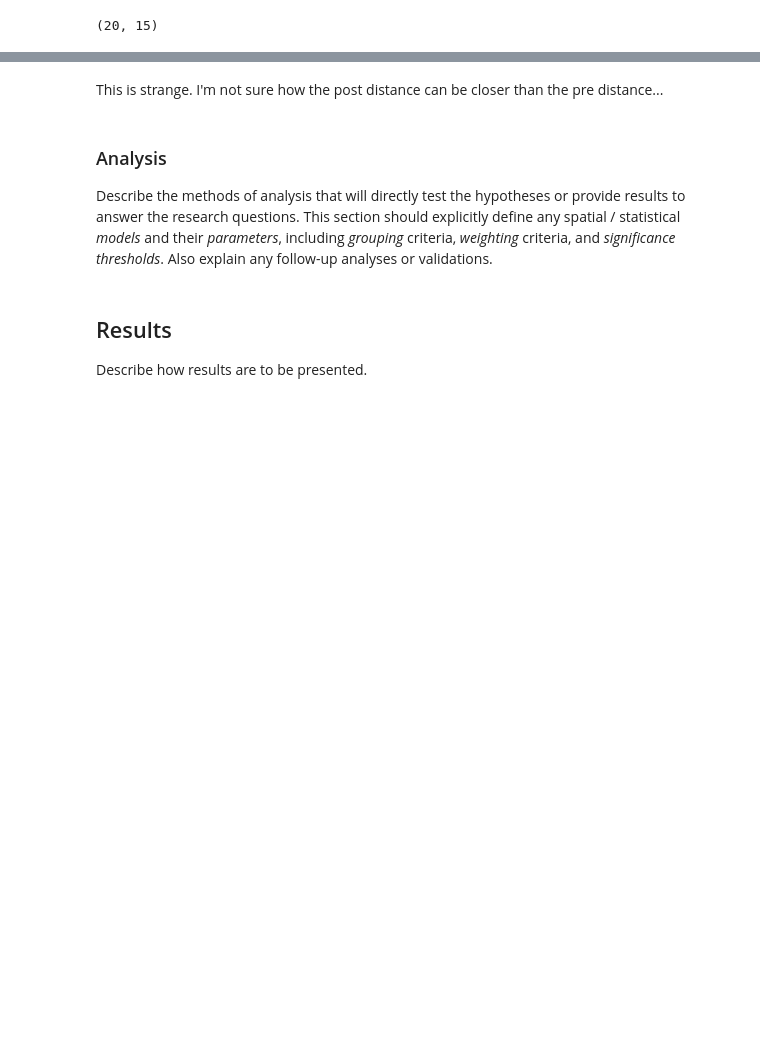
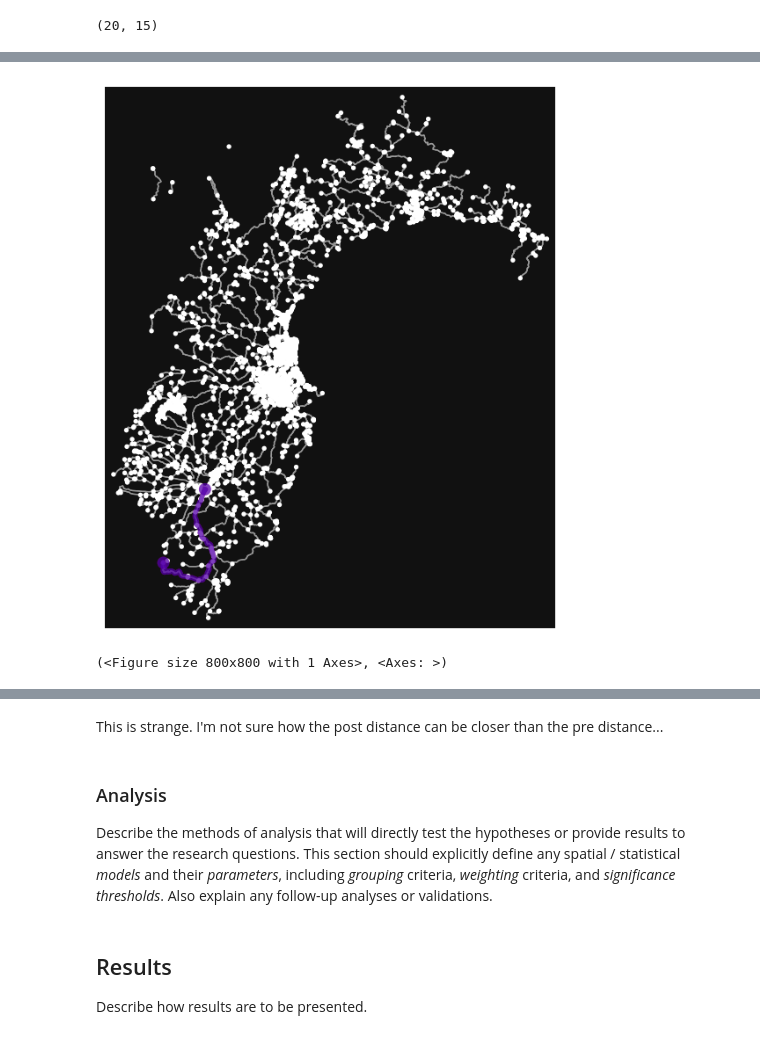
Before and after one commit to gsokolow/Flooding-and-Healthcare-2024, a Jupyter notebook: procedure/code/01-Jupyter_notebook.ipynb, the cells around one changed output, grey strips where cells are left out. Drawn from its saved outputs; the diff is of its cells as text; code cells hidden in the pictures; blank space fills up the shorter version.

```diff
--- a/procedure/code/01-Jupyter_notebook.ipynb
+++ b/procedure/code/01-Jupyter_notebook.ipynb
@@ -1464,0 +1500,6 @@ cd.head(20)
+# %%
+pre_r = ast.literal_eval(comparison.iloc[0, 5])
+# %%
+post_r = ast.literal_eval(comparison.iloc[0, 11])
+# %%
+routess = [pre_r, post_r]
@@ -1464,0 +1526,5 @@ cd.head(20)
+# %%
+ox.plot.plot_graph_routes(F, routess, ["red", "blue"])
+# %% [output]
+[figure, added]
+(<Figure size 800x800 with 1 Axes>, <Axes: >)
```
Also changed, not shown: parts of 21 cells of this notebook, 4 other files.
